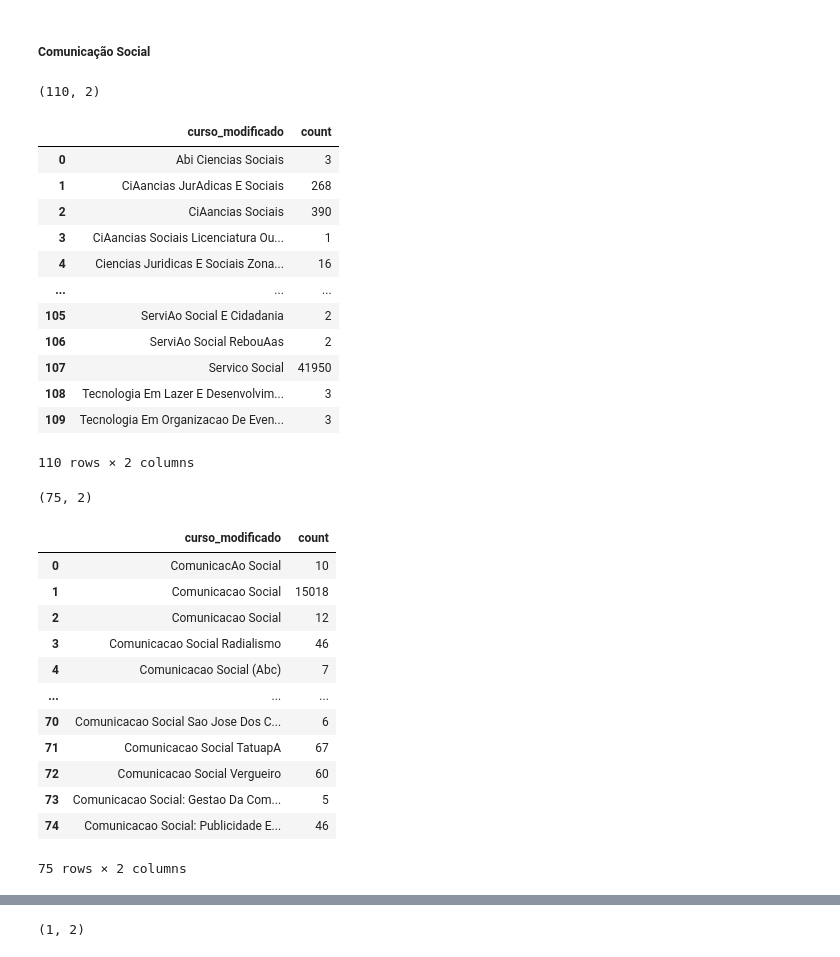
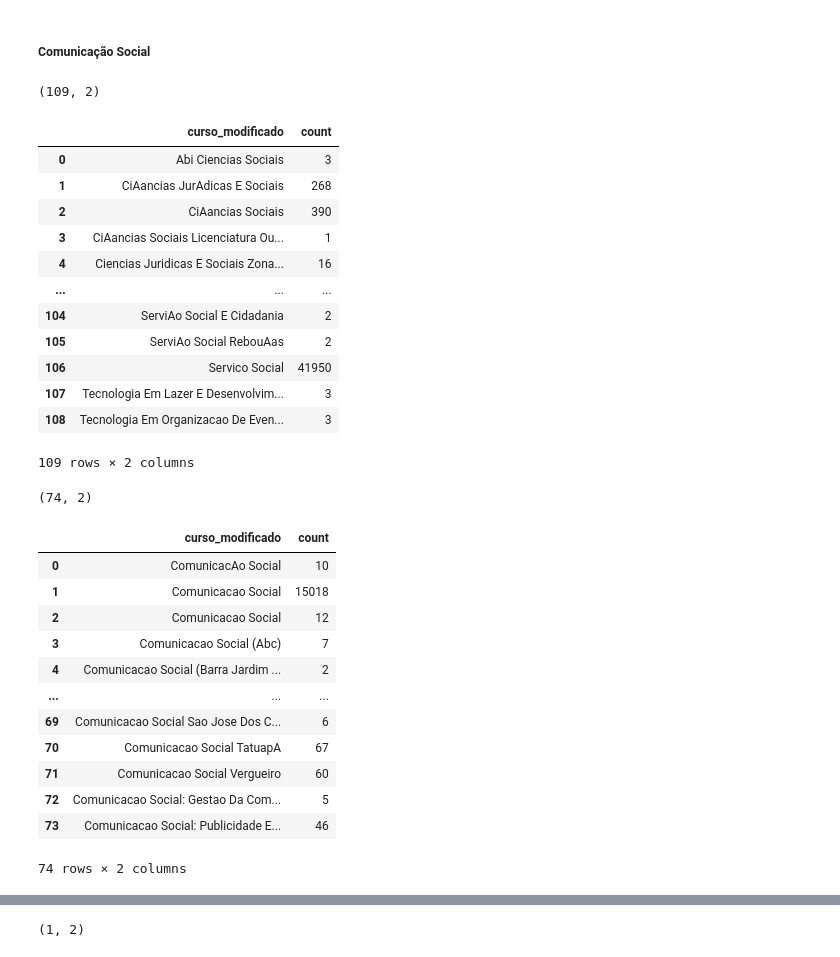
Before and after one commit to DanielCustodioDias/Projeto_PROUNI, a Jupyter notebook: main/tratamento/tratamento.ipynb, the cells around one changed output, grey strips where cells are left out. Saved outputs shown, nothing was run; the diff lists cells and outputs as text; code cells hidden in the pictures.

```diff
--- a/main/tratamento/tratamento.ipynb
+++ b/main/tratamento/tratamento.ipynb
@@ -24,6 +38,6 @@ import numpy as np
 # %%
 # Criando df com o dado csv
-df = pd.read_csv('..\..\data\prouni_2005_2019.csv', encoding = 'Windows-1252')
+df = pd.read_csv('..\..\data\prouni_2005_2019.csv', encoding = 'utf-8')
 df.head()
 # %% [output]
 |  | ANO_CONCESSAO_BOLSA | CODIGO_EMEC_IES_BOLSA | NOME_IES_BOLSA | TIPO_BOLSA | MODALIDADE_ENSINO_BOLSA | ... |
@@ -297,11 +309,9 @@ dtype: int64
 
 Alterar coluna idade
 # %%
-# Remover informações de hora da coluna 'dt_nascimento_beneficiario'
-df['dt_nascimento_beneficiario'] = df['dt_nascimento_beneficiario'].str.split().str[0]
-
 # Convertendo a coluna 'dt_nascimento_beneficiario' para o tipo datetime
-df['dt_nascimento_beneficiario'] = pd.to_datetime(df['dt_nascimento_beneficiario'], format="%Y-%m-%d")
+df['dt_nascimento_beneficiario'] = pd.to_datetime(df['dt_nascimento_beneficiario'], errors='coerce')
+df['dt_nascimento_beneficiario'] = pd.to_datetime(df['dt_nascimento_beneficiario'], format="%Y-%m-%d %H:%M:%S")
 # %%
 # Criando coluna n_idade de acordo com a data de nascimento e o ano da bolsa
 df['idade'] = df['ano'] - df['dt_nascimento_beneficiario'].dt.year
@@ -338,7 +360,3 @@ df['curso_modificado'] = df['curso']
 df['curso_modificado'] = df['curso_modificado'].fillna('')
 cursos['curso_modificado'] = cursos['curso']
 cursos['curso_modificado'] = cursos['curso_modificado'].fillna('')
-# %%
-# Visualizando os nomes dos cursos
-for curso in cursos['curso_modificado'].sort_values():
-    print(curso)
@@ -788,7 +797,7 @@ verifica_curso('biologia')
 # Verificando os cursos que contem 'ciencias sociais'
 verifica_curso('socia')
 # %% [output]
-(110, 2)
+(109, 2)
 |  | curso_modificado | count |
 | 0 | Abi Ciencias Sociais | 3 |
 | 1 | CiAancias JurAdicas E Sociais | 268 |
@@ -796,30 +805,30 @@ verifica_curso('socia')
 | 3 | CiAancias Sociais Licenciatura Ou... | 1 |
 | 4 | Ciencias Juridicas E Sociais Zona... | 16 |
 | ... | ... | ... |
-| 105 | ServiAo Social E Cidadania | 2 |
-| 106 | ServiAo Social RebouAas | 2 |
-| 107 | Servico Social | 41950 |
-| 108 | Tecnologia Em Lazer E Desenvolvim... | 3 |
-| 109 | Tecnologia Em Organizacao De Even... | 3 |
+| 104 | ServiAo Social E Cidadania | 2 |
+| 105 | ServiAo Social RebouAas | 2 |
+| 106 | Servico Social | 41950 |
+| 107 | Tecnologia Em Lazer E Desenvolvim... | 3 |
+| 108 | Tecnologia Em Organizacao De Even... | 3 |
-110 rows × 2 columns
+109 rows × 2 columns
 # %%
 # Verificando os cursos que contem 'comunicacao social'
-verifica_curso('comunicacao social')
+verifica_curso('comunicacao socia')
 # %% [output]
-(75, 2)
+(74, 2)
 |  | curso_modificado | count |
 | 0 | ComunicacAo Social | 10 |
 | 1 | Comunicacao Social | 15018 |
 | 2 | Comunicacao Social | 12 |
-| 3 | Comunicacao Social Radialismo | 46 |
-| 4 | Comunicacao Social (Abc) | 7 |
+| 3 | Comunicacao Social (Abc) | 7 |
+| 4 | Comunicacao Social (Barra Jardim ... | 2 |
 | ... | ... | ... |
-| 70 | Comunicacao Social Sao Jose Dos C... | 6 |
-| 71 | Comunicacao Social TatuapA | 67 |
-| 72 | Comunicacao Social Vergueiro | 60 |
-| 73 | Comunicacao Social: Gestao Da Com... | 5 |
-| 74 | Comunicacao Social: Publicidade E... | 46 |
+| 69 | Comunicacao Social Sao Jose Dos C... | 6 |
+| 70 | Comunicacao Social TatuapA | 67 |
+| 71 | Comunicacao Social Vergueiro | 60 |
+| 72 | Comunicacao Social: Gestao Da Com... | 5 |
+| 73 | Comunicacao Social: Publicidade E... | 46 |
-75 rows × 2 columns
+74 rows × 2 columns
 # %%
 # Criando lista com todos os cursos com comunicacao social
 comunicacao_social = [curso for curso in cursos[cursos['curso_modificado'].str.contains('comunicacao social', case= False)]['curso_modificado'].unique()]
```
Also changed, not shown: parts of 129 cells of this notebook.
